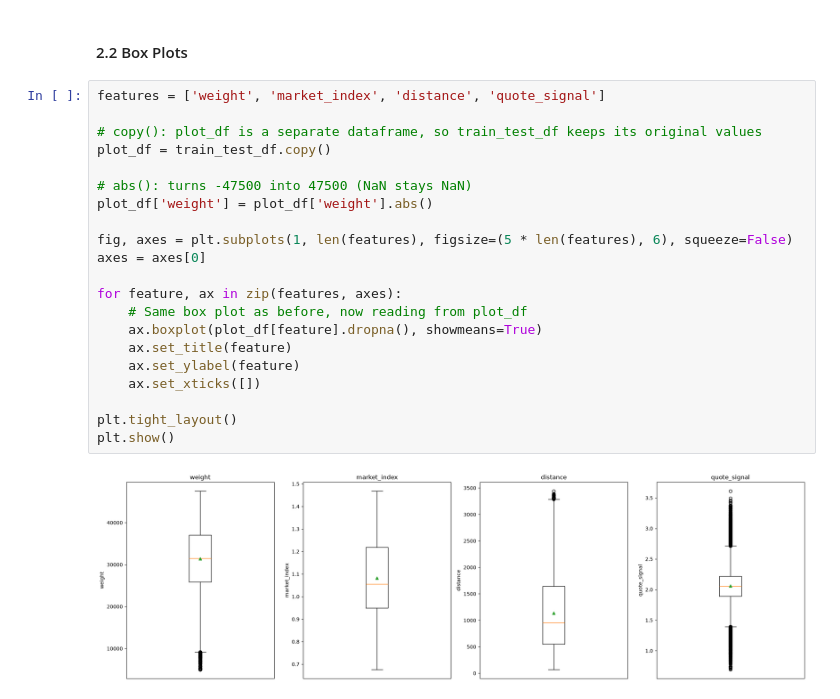
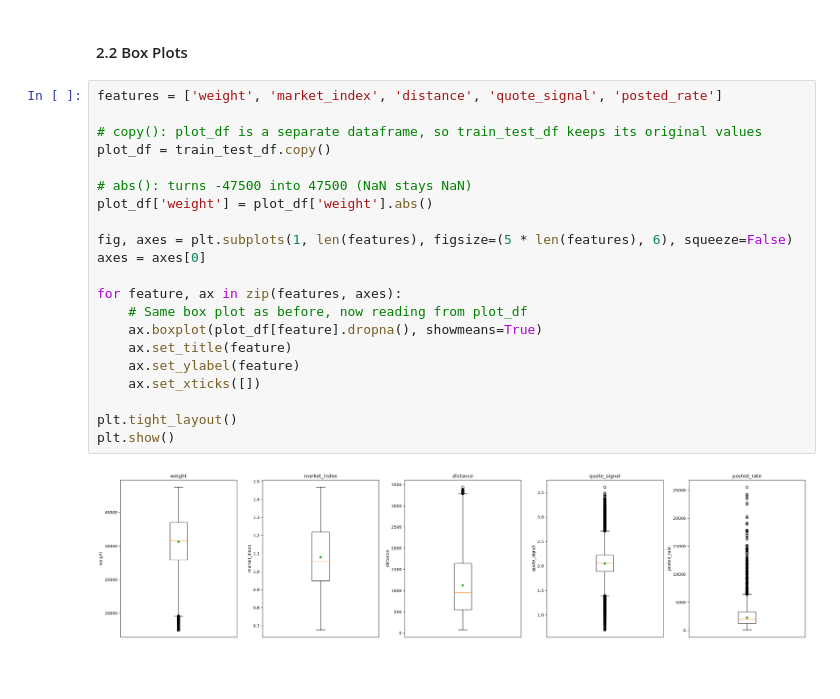
Before and after one commit to AhmadHazem/freight-rate-analysis, a Jupyter notebook: main.ipynb, the cells around one changed output. Cells and saved outputs as stored; diff of their text form; blank space fills up the shorter version.

```diff
--- a/main.ipynb
+++ b/main.ipynb
@@ -350,25 +457,25 @@ Name: count, dtype: int64
 # %% [markdown]
 #### 2.2 Box Plots
 # %%
-features = ['weight', 'market_index', 'distance', 'quote_signal']
+features = ['weight', 'market_index', 'distance', 'quote_signal', 'posted_rate']
 
 # copy(): plot_df is a separate dataframe, so train_test_df keeps its original values
 plot_df = train_test_df.copy()
 
 # abs(): turns -47500 into 47500 (NaN stays NaN)
 plot_df['weight'] = plot_df['weight'].abs()
 
 fig, axes = plt.subplots(1, len(features), figsize=(5 * len(features), 6), squeeze=False)
 axes = axes[0]
 
 for feature, ax in zip(features, axes):
     # Same box plot as before, now reading from plot_df
     ax.boxplot(plot_df[feature].dropna(), showmeans=True)
     ax.set_title(feature)
     ax.set_ylabel(feature)
     ax.set_xticks([])
 
 plt.tight_layout()
 plt.show()
 # %% [output]
-[figure, old version]
+[figure, new version]
```
Also changed, not shown: parts of 13 cells of this notebook, 24 other files.
